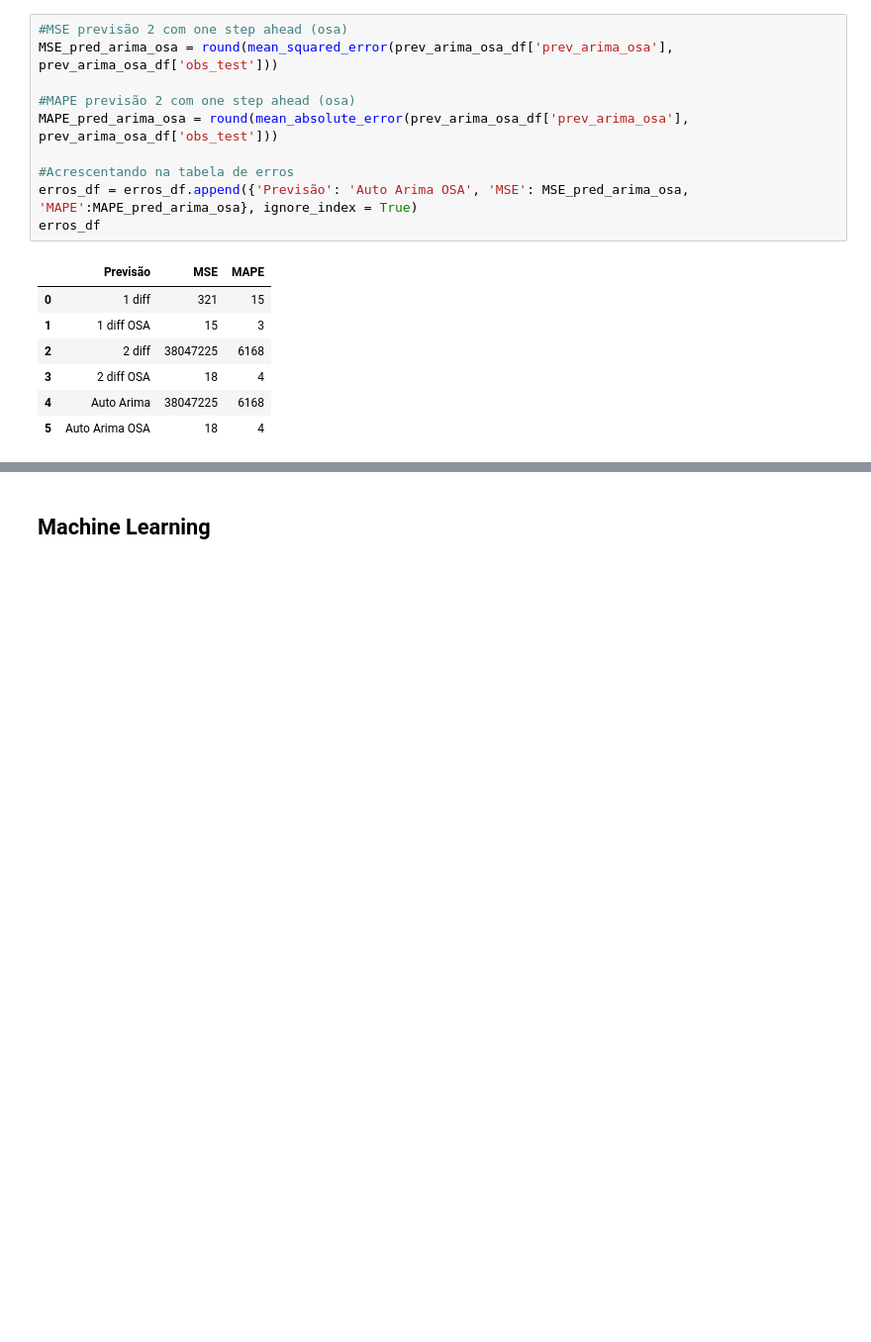
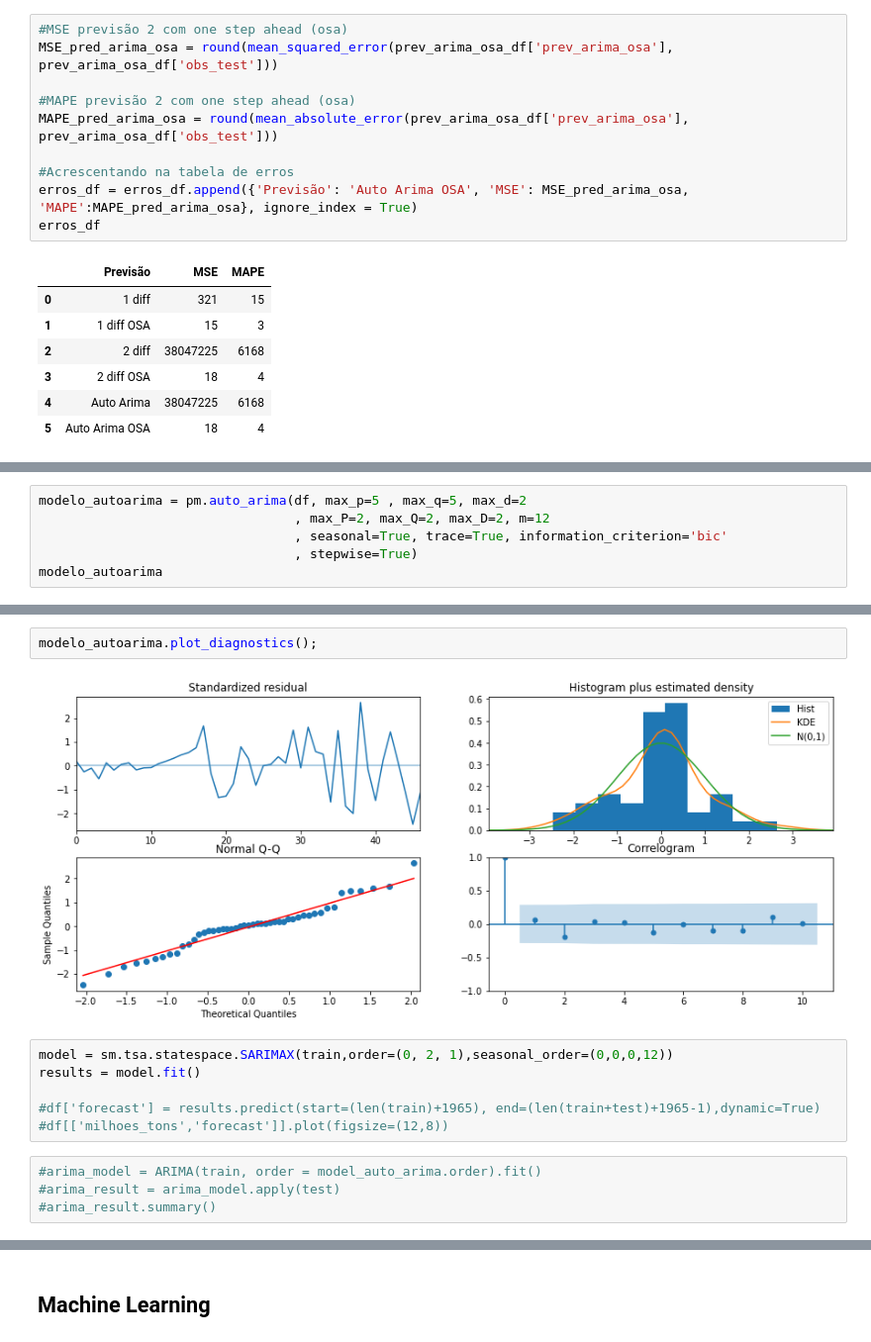
Before and after one commit to Fernandaqsouza/MBA_Forecasting, a Jupyter notebook: ProjetoFinal_OilProductionTonnes.ipynb, the cells around one changed output, grey strips where cells are left out. Shown at 99% size. Saved outputs shown, nothing was run; the diff lists cells and outputs as text; blank space fills up the shorter version.

```diff
--- a/ProjetoFinal_OilProductionTonnes.ipynb
+++ b/ProjetoFinal_OilProductionTonnes.ipynb
@@ -1022,0 +1025,6 @@ erros_df
+# %%
+modelo_autoarima = pm.auto_arima(df, max_p=5 , max_q=5, max_d=2
+                                 , max_P=2, max_Q=2, max_D=2, m=12
+                                 , seasonal=True, trace=True, information_criterion='bic'
+                                 , stepwise=True)
+modelo_autoarima
@@ -1022,0 +1053,14 @@ erros_df
+# %%
+modelo_autoarima.plot_diagnostics();
+# %% [output]
+[figure, added]
+# %%
+model = sm.tsa.statespace.SARIMAX(train,order=(0, 2, 1),seasonal_order=(0,0,0,12))
+results = model.fit()
+
+#df['forecast'] = results.predict(start=(len(train)+1965), end=(len(train+test)+1965-1),dynamic=True)
+#df[['milhoes_tons','forecast']].plot(figsize=(12,8))
+# %%
+#arima_model = ARIMA(train, order = model_auto_arima.order).fit()
+#arima_result = arima_model.apply(test)
+#arima_result.summary()
```
Also changed, not shown: parts of 11 cells of this notebook.
